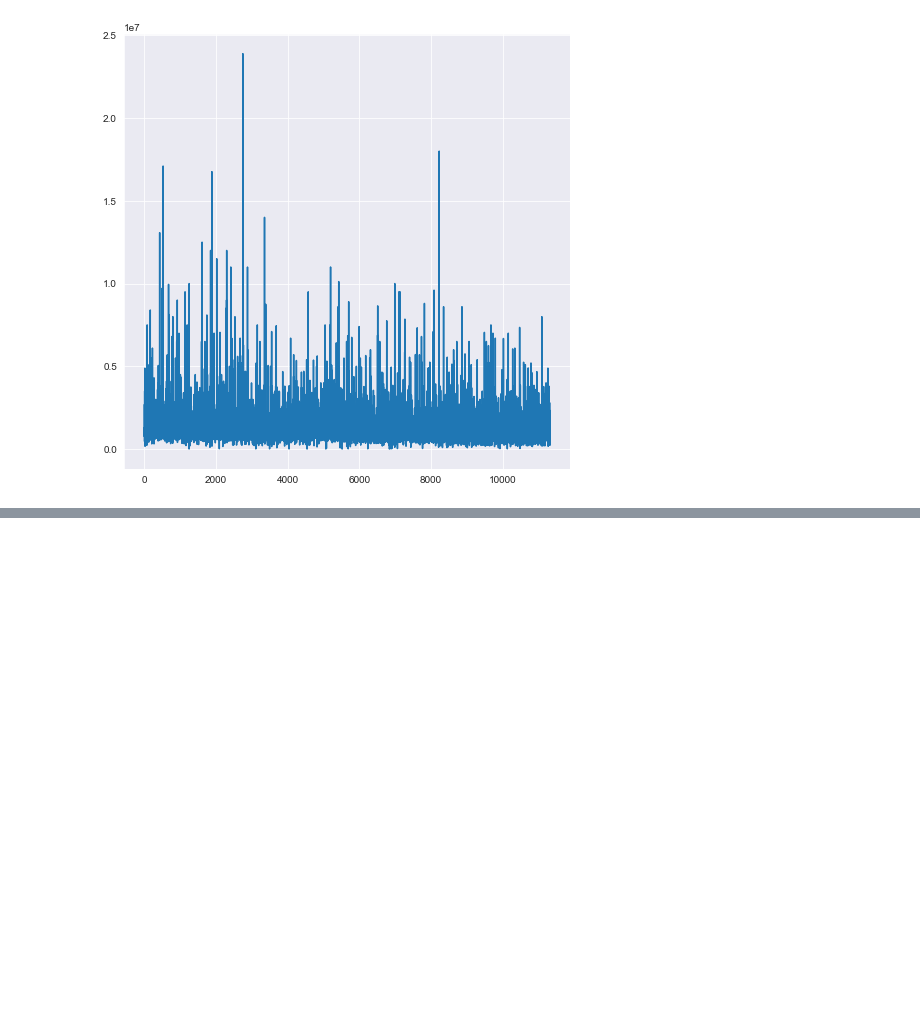
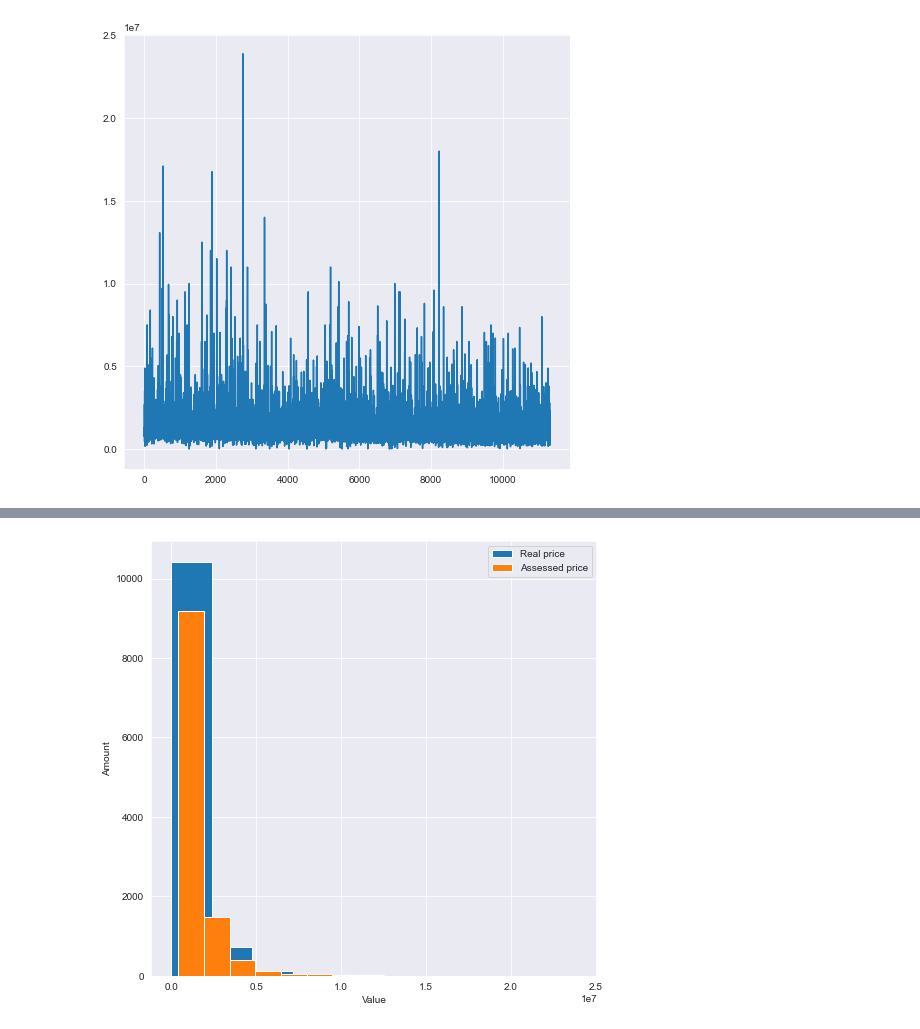
Before and after one commit to DmytryM/Django_NuxtJS, a Jupyter notebook: Django_NuxtJS/big data/3.4.ipynb, the cells around one changed output, grey strips where cells are left out. Drawn from its saved outputs; the diff is of its cells as text; code cells hidden in the pictures; blank space fills up the shorter version.

```diff
--- a/Django_NuxtJS/big data/3.4.ipynb
+++ b/Django_NuxtJS/big data/3.4.ipynb
@@ -38,0 +45,14 @@ plt.show()
+# %%
+plt.figure(figsize=(8, 8))
+
+plt.hist(data['lastsoldprice'])
+plt.hist(data['zestimate'])
+
+plt.legend(["Real price", "Assessed price"])
+
+plt.xlabel('Value')
+plt.ylabel('Amount')
+
+plt.show()
+# %% [output]
+[figure, added]
```
Also changed, not shown: parts of 3 cells of this notebook.
